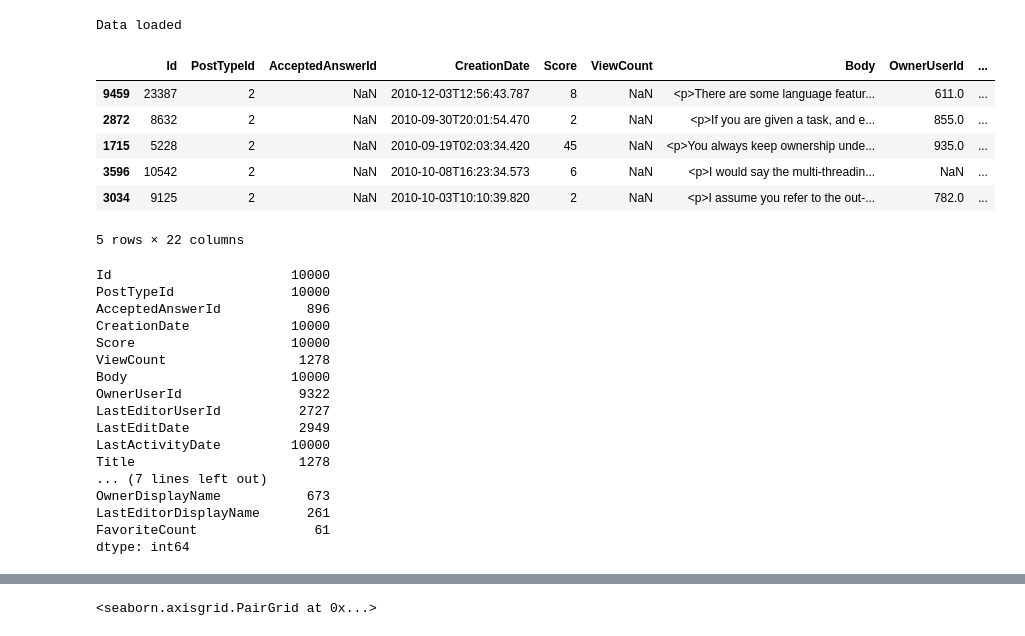
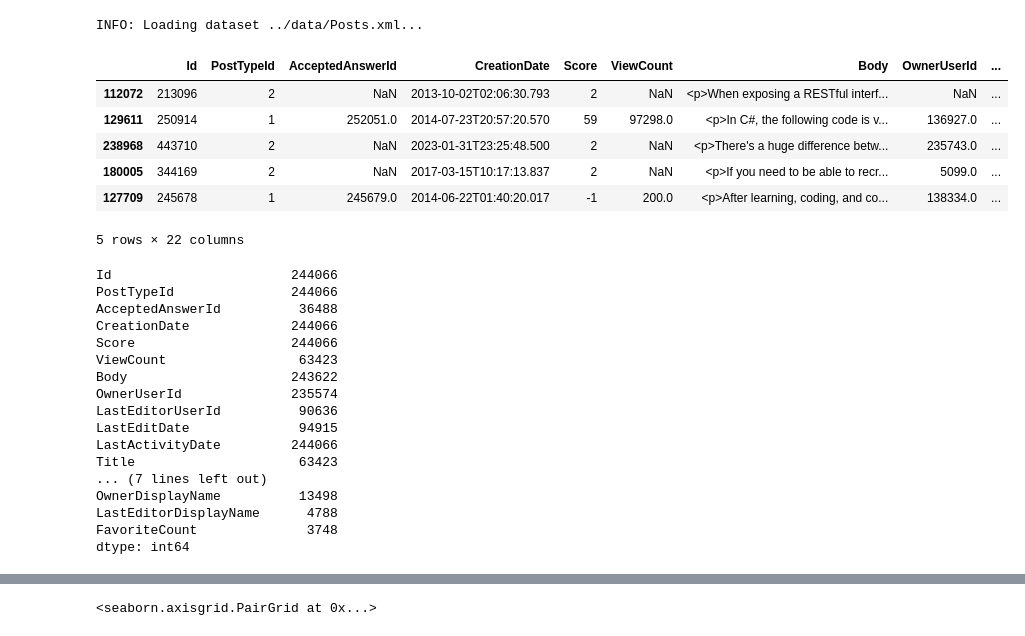
Before and after one commit to setday/hse_sna_p2024, a Jupyter notebook: research/eda.ipynb, the cells around one changed output, grey strips where cells are left out. Saved outputs shown, nothing was run; the diff lists cells and outputs as text; code cells hidden in the pictures.

```diff
--- a/research/eda.ipynb
+++ b/research/eda.ipynb
@@ -6,34 +10,34 @@ sys.path.append("..")  # to make utils importable
 import utils.data_worker
 import utils.consts
 # %%
-dataset = utils.data_worker.load_dataset(utils.consts.POSTS_DATA_PATH)
+dataset = utils.data_worker.load_dataset(utils.consts.POSTS_DATA_PATH, debug_slice=False)
 dataset.sample(5)
 # %% [output]
-Data loaded
+INFO: Loading dataset ../data/Posts.xml...
 |  | Id | PostTypeId | AcceptedAnswerId | CreationDate | Score | ViewCount | Body | OwnerUserId | ... |
-| 9459 | 23387 | 2 | NaN | 2010-12-03T12:56:43.787 | 8 | NaN | <p>There are some language featur... | 611.0 | ... |
-| 2872 | 8632 | 2 | NaN | 2010-09-30T20:01:54.470 | 2 | NaN | <p>If you are given a task, and e... | 855.0 | ... |
-| 1715 | 5228 | 2 | NaN | 2010-09-19T02:03:34.420 | 45 | NaN | <p>You always keep ownership unde... | 935.0 | ... |
-| 3596 | 10542 | 2 | NaN | 2010-10-08T16:23:34.573 | 6 | NaN | <p>I would say the multi-threadin... | NaN | ... |
-| 3034 | 9125 | 2 | NaN | 2010-10-03T10:10:39.820 | 2 | NaN | <p>I assume you refer to the out-... | 782.0 | ... |
+| 112072 | 213096 | 2 | NaN | 2013-10-02T02:06:30.793 | 2 | NaN | <p>When exposing a RESTful interf... | NaN | ... |
+| 129611 | 250914 | 1 | 252051.0 | 2014-07-23T20:57:20.570 | 59 | 97298.0 | <p>In C#, the following code is v... | 136927.0 | ... |
+| 238968 | 443710 | 2 | NaN | 2023-01-31T23:25:48.500 | 2 | NaN | <p>There's a huge difference betw... | 235743.0 | ... |
+| 180005 | 344169 | 2 | NaN | 2017-03-15T10:17:13.837 | 2 | NaN | <p>If you need to be able to recr... | 5099.0 | ... |
+| 127709 | 245678 | 1 | 245679.0 | 2014-06-22T01:40:20.017 | -1 | 200.0 | <p>After learning, coding, and co... | 138334.0 | ... |
 5 rows × 22 columns
 # %%
 dataset.count()
 # %% [output]
-Id                       10000
-PostTypeId               10000
-AcceptedAnswerId           896
-CreationDate             10000
-Score                    10000
-ViewCount                 1278
-Body                     10000
-OwnerUserId               9322
-LastEditorUserId          2727
-LastEditDate              2949
-LastActivityDate         10000
-Title                     1278
+Id                       244066
+PostTypeId               244066
+AcceptedAnswerId          36488
+CreationDate             244066
+Score                    244066
+ViewCount                 63423
+Body                     243622
+OwnerUserId              235574
+LastEditorUserId          90636
+LastEditDate              94915
+LastActivityDate         244066
+Title                     63423
 ... (7 lines left out)
-OwnerDisplayName           673
-LastEditorDisplayName      261
-FavoriteCount               61
+OwnerDisplayName          13498
+LastEditorDisplayName      4788
+FavoriteCount              3748
 dtype: int64
```
Also changed, not shown: parts of 28 cells of this notebook, 1 other file.
